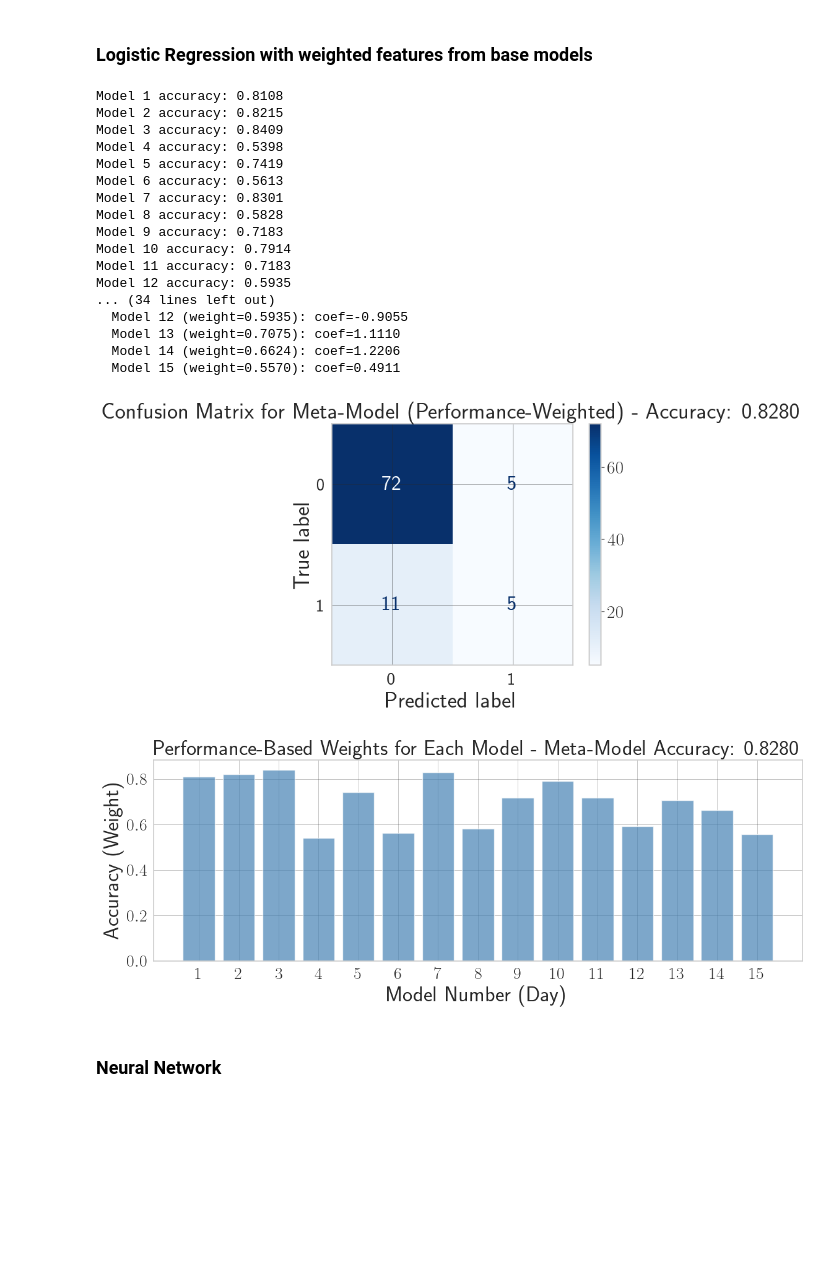
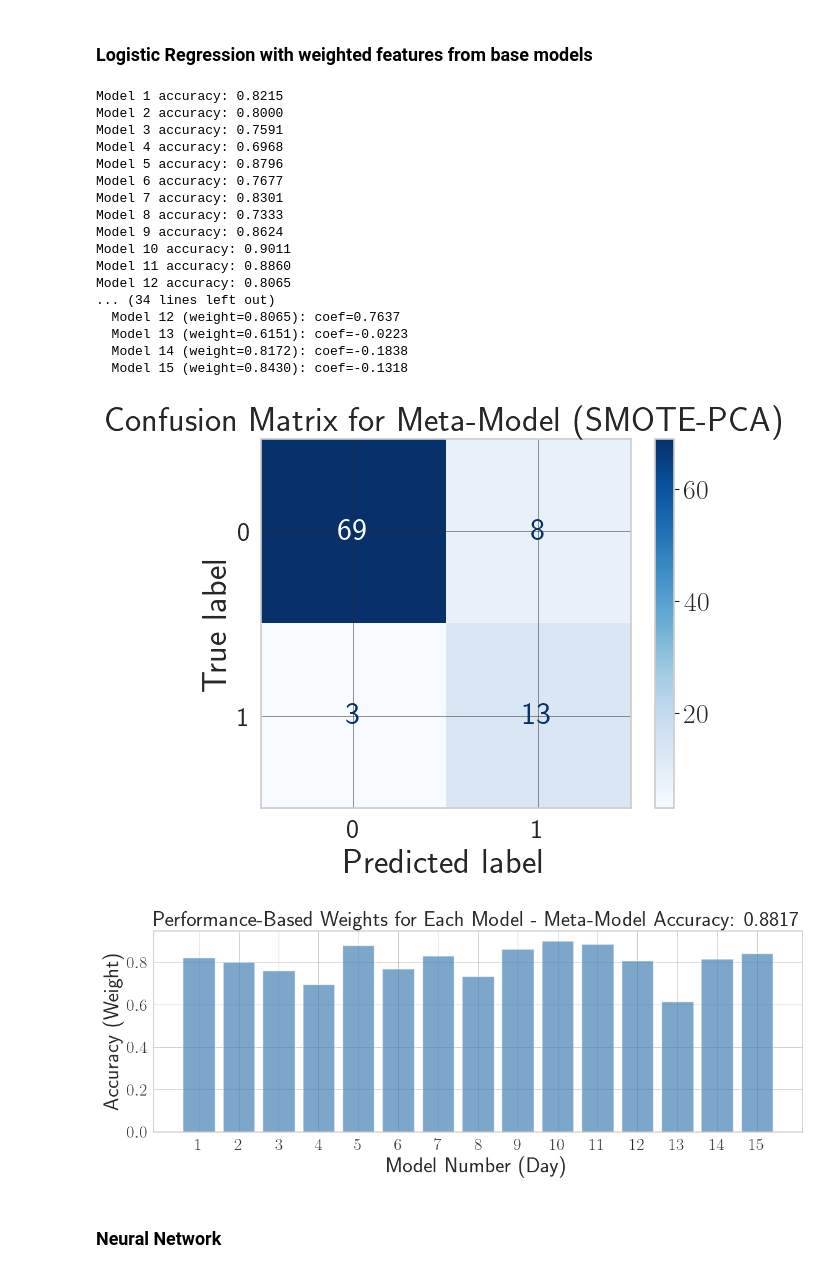
Before and after one commit to RicardoLoperaV/DiPreSi, a Jupyter notebook: Modelos/Modelo 1/Mod_main1.ipynb, the cells around one changed output. Saved outputs shown, nothing was run; the diff lists cells and outputs as text; code cells hidden in the pictures; blank space fills up the shorter version.

```diff
--- a/Modelos/Modelo 1/Mod_main1.ipynb
+++ b/Modelos/Modelo 1/Mod_main1.ipynb
@@ -77,7 +77,7 @@ All test samples saved to 'test_sample_df.csv'
 models = {}
 for i, df in enumerate([df1, df2, df3, df4, df5, df6, df7, df8, df9, df10, df11, df12, df13, df14, df15], start=1):
     print(f"Producing model for DataFrame df{i}...")
-    modelo = MP(df, target = 'Sana', test_size=0.2, random_state=42, PCA_components=3)
+    modelo = MP(df, target = 'Sana', test_size=0.2, random_state=42, PCA_components=15)
     modelo.train_model()
     models[f'model_df{i}'] = modelo
 # %% [output]
@@ -335,51 +335,51 @@ meta_model = LogisticRegression(max_iter=1000, random_state=42)
 meta_model.fit(X_train_meta, y_train_meta)
 
 # Evaluate
 y_pred_meta = meta_model.predict(X_test_meta)
 print(f"\nMeta-Model Accuracy: {accuracy_score(y_test_meta, y_pred_meta):.4f}")
 print("\nClassification Report:")
 print(classification_report(y_test_meta, y_pred_meta))
 
 # Show feature importance (coefficients after weighting)
 print("\nModel Coefficients (after performance weighting):")
 for i, coef in enumerate(meta_model.coef_[0], 1):
     print(f"  Model {i} (weight={weights[i-1]:.4f}): coef={coef:.4f}")
 
 # Confusion matrix for meta-model
 disp = ConfusionMatrixDisplay.from_predictions(y_test_meta, y_pred_meta, cmap=plt.cm.Blues)
-disp.ax_.set_title(f'Confusion Matrix for Meta-Model (Performance-Weighted) - Accuracy: {accuracy_score(y_test_meta, y_pred_meta):.4f}')
+disp.ax_.set_title(f'Confusion Matrix for Meta-Model (SMOTE-PCA) ')
 plt.show()
 
 # Visualize the performance weights
 plt.figure(figsize=(12, 5))
 plt.bar(range(1, 16), weights, color='steelblue', alpha=0.7)
 plt.xlabel('Model Number (Day)')
 plt.ylabel('Accuracy (Weight)')
 plt.title(f'Performance-Based Weights for Each Model - Meta-Model Accuracy: {accuracy_score(y_test_meta, y_pred_meta):.4f}')
 plt.xticks(range(1, 16))
 plt.grid(True, alpha=0.3)
 plt.tight_layout()
 plt.show()
 # %% [output]
-Model 1 accuracy: 0.8108
-Model 2 accuracy: 0.8215
-Model 3 accuracy: 0.8409
-Model 4 accuracy: 0.5398
-Model 5 accuracy: 0.7419
-Model 6 accuracy: 0.5613
+Model 1 accuracy: 0.8215
+Model 2 accuracy: 0.8000
+Model 3 accuracy: 0.7591
+Model 4 accuracy: 0.6968
+Model 5 accuracy: 0.8796
+Model 6 accuracy: 0.7677
 Model 7 accuracy: 0.8301
-Model 8 accuracy: 0.5828
-Model 9 accuracy: 0.7183
-Model 10 accuracy: 0.7914
-Model 11 accuracy: 0.7183
-Model 12 accuracy: 0.5935
+Model 8 accuracy: 0.7333
+Model 9 accuracy: 0.8624
+Model 10 accuracy: 0.9011
+Model 11 accuracy: 0.8860
+Model 12 accuracy: 0.8065
 ... (34 lines left out)
-  Model 12 (weight=0.5935): coef=-0.9055
-  Model 13 (weight=0.7075): coef=1.1110
-  Model 14 (weight=0.6624): coef=1.2206
-  Model 15 (weight=0.5570): coef=0.4911
+  Model 12 (weight=0.8065): coef=0.7637
+  Model 13 (weight=0.6151): coef=-0.0223
+  Model 14 (weight=0.8172): coef=-0.1838
+  Model 15 (weight=0.8430): coef=-0.1318
-[figure, old version]
+[figure, new version]
-[figure, old version]
+[figure, new version]
 # %% [markdown]
 ### Neural Network
 # %%
```
Also changed, not shown: parts of 4 cells of this notebook, 14 other files.
